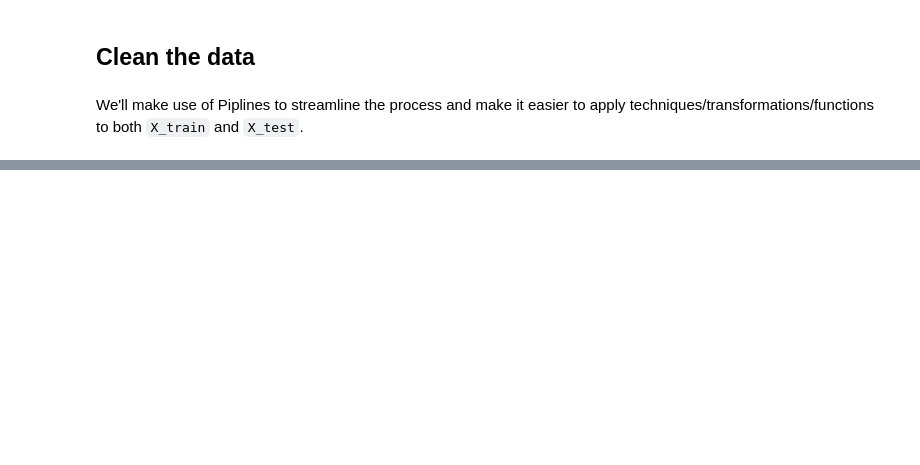
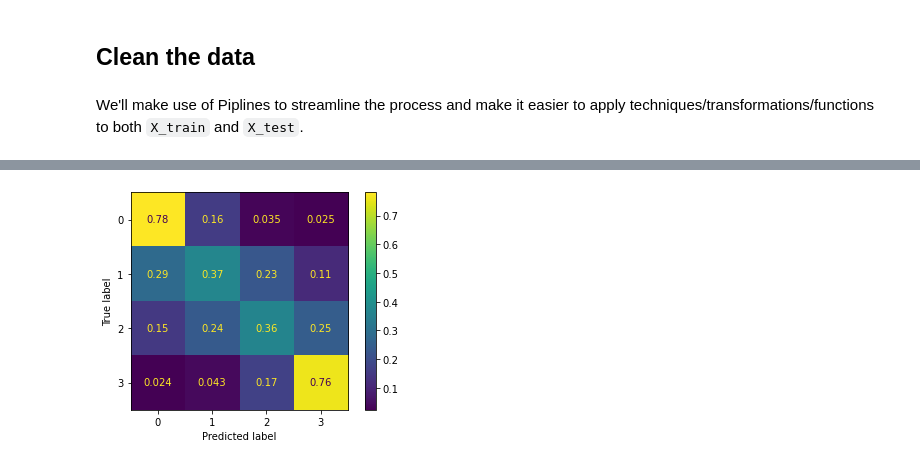
Before and after one commit to AngieKay/Chicago-Crashes, a Jupyter notebook: ChicagoCrashes_modeling.ipynb, the cells around one changed output, grey strips where cells are left out. Cells and saved outputs as stored; diff of their text form; code cells hidden in the pictures; blank space fills up the shorter version.

```diff
--- a/ChicagoCrashes_modeling.ipynb
+++ b/ChicagoCrashes_modeling.ipynb
@@ -301,0 +604,8 @@ We'll make use of Piplines to streamline the process and make it easier to apply
+# %%
+lr_pipe2 = imbpipe(steps=[
+    ('ss', StandardScaler()),
+    ('sm', SMOTE(random_state=42)),
+    ('lr', LogisticRegression(class_weight='balanced'))
+])
+# %%
+lr_pipe2.fit(X_train_smaller_clean, y_train)
@@ -301,0 +656,4 @@ We'll make use of Piplines to streamline the process and make it easier to apply
+# %%
+plot_confusion_matrix(lr_pipe2, X_train_smaller_clean, y_train, normalize='true');
+# %% [output]
+[figure, added]
```
Also changed, not shown: parts of 69 cells of this notebook.
